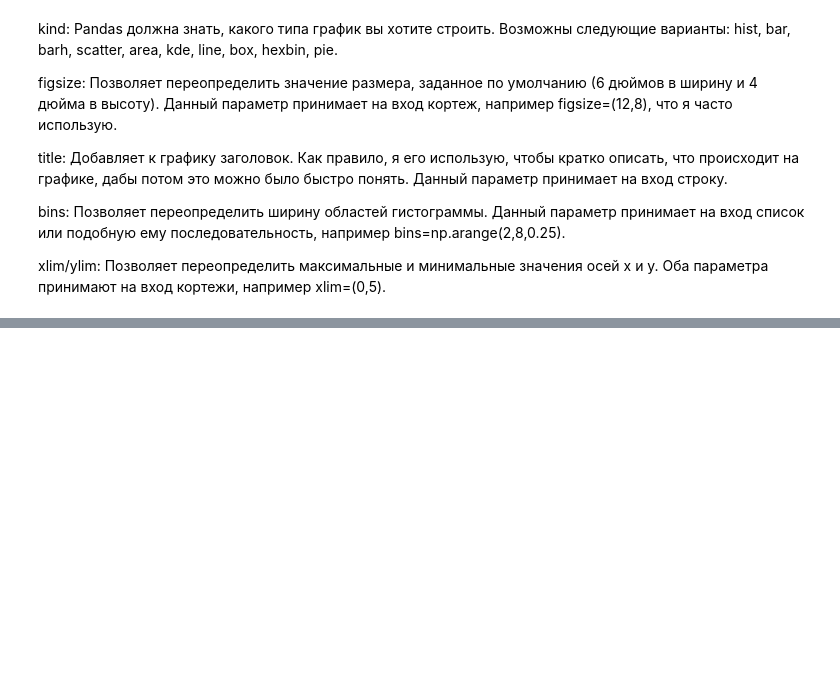
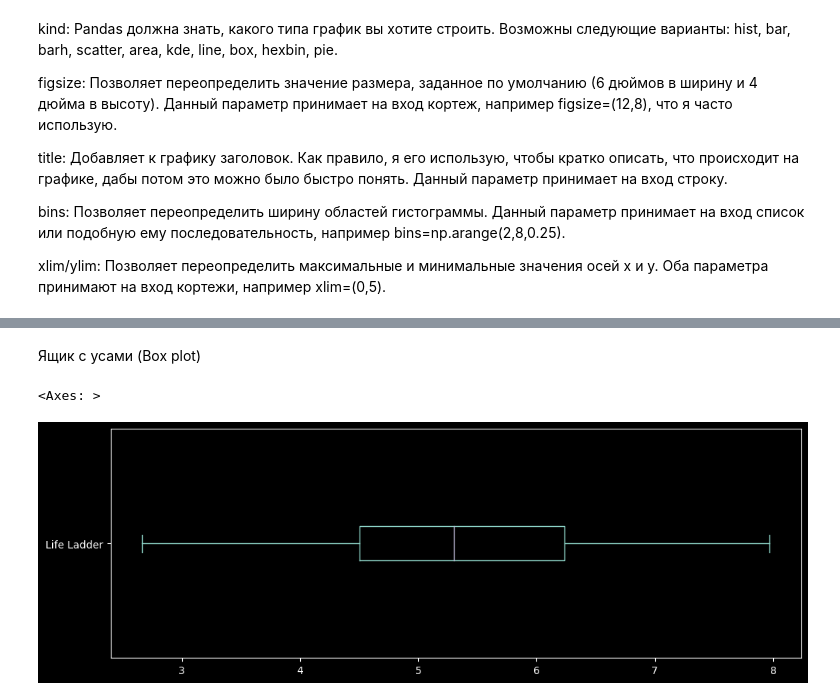
Before and after one commit to Vitalyastiy/cheat-python, a Jupyter notebook: viz/Пандас-графики.ipynb, the cells around one changed output, grey strips where cells are left out. Saved outputs shown, nothing was run; the diff lists cells and outputs as text; code cells hidden in the pictures; blank space fills up the shorter version.

```diff
--- a/viz/Пандас-графики.ipynb
+++ b/viz/Пандас-графики.ipynb
@@ -37,0 +88,10 @@ xlim/ylim: Позволяет переопределить максимальн
+# %% [markdown]
+Ящик с усами (Box plot)
+# %%
+data['Life Ladder'].plot(
+    kind='box',
+    vert=False, #перевернуть боксплот
+    figsize=(12,4))
+# %% [output]
+<Axes: >
+[figure, added]
```
Also changed, not shown: parts of 17 cells of this notebook.
